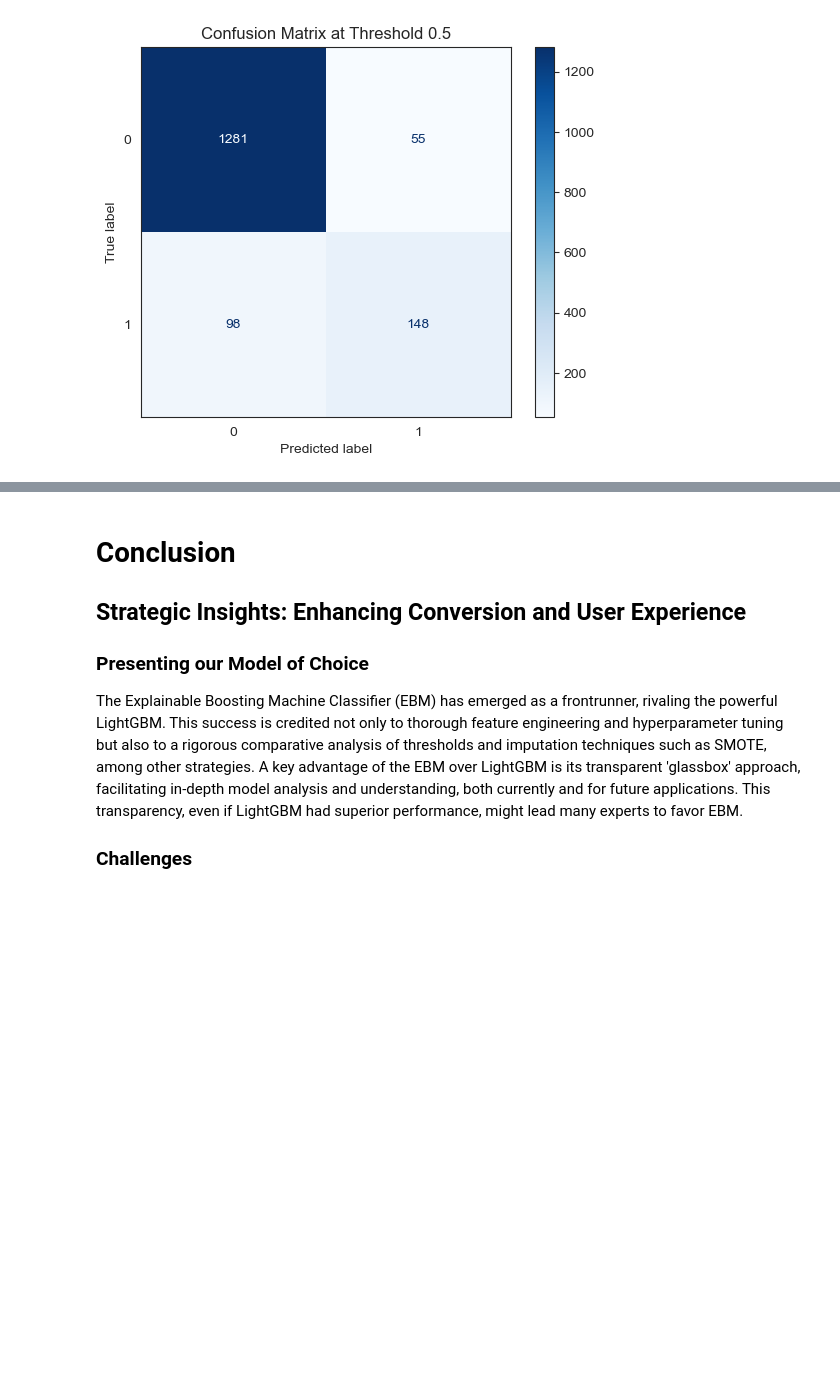
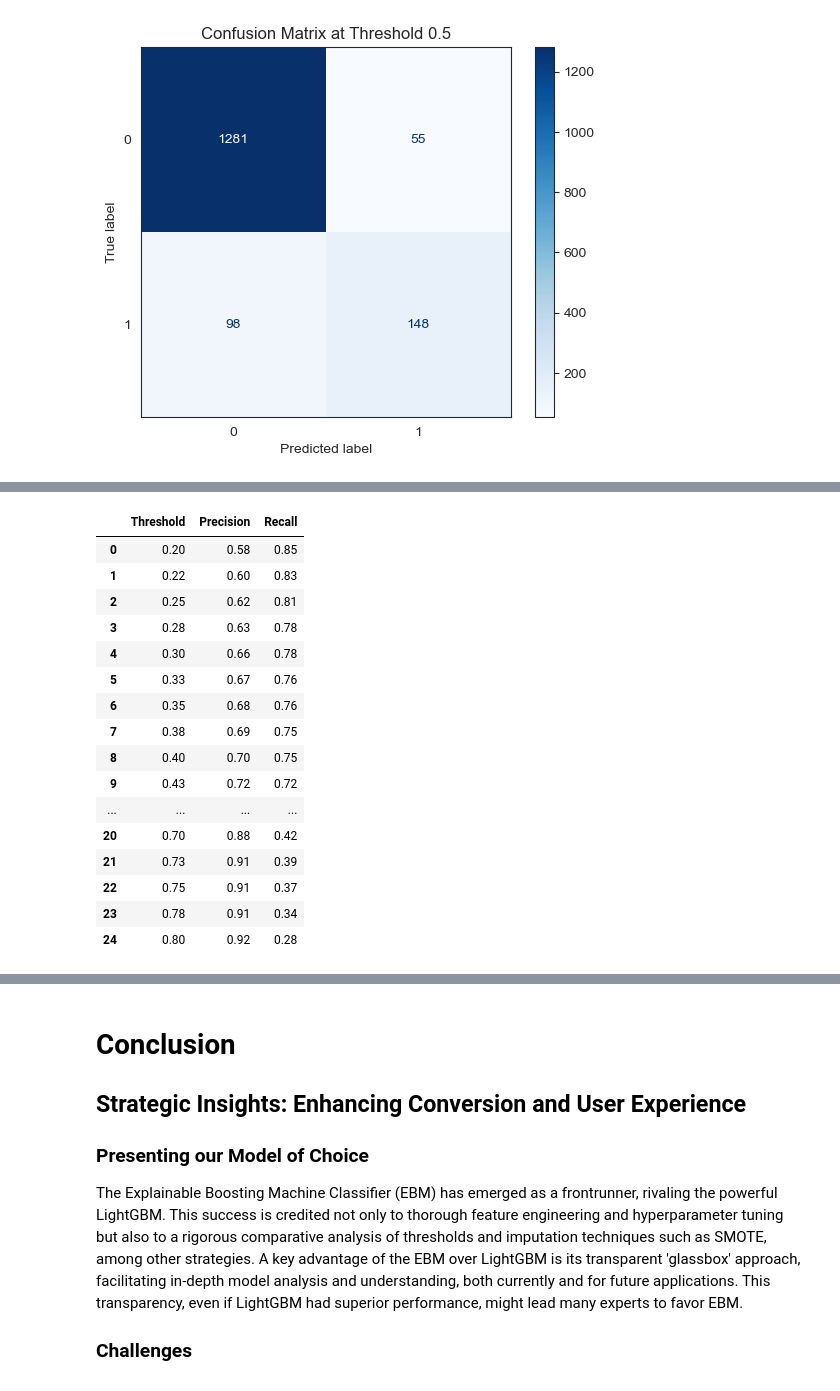
Before and after one commit to FutureGoose/ecommerce_purchase_prediction, a Jupyter notebook: gustaf_boden_ml_projekt.ipynb, the cells around one changed output, grey strips where cells are left out. Saved outputs shown, nothing was run; the diff lists cells and outputs as text; code cells hidden in the pictures; blank space fills up the shorter version.

```diff
--- a/gustaf_boden_ml_projekt.ipynb
+++ b/gustaf_boden_ml_projekt.ipynb
@@ -2209,2 +2237,22 @@ plot_confusion_matrix_with_threshold(ebm_pipe, X_test, y_test, threshold=0.5, no
+# %%
+evaluate_thresholds(lgbm_pipe, X_test, y_test)
+# %% [output]
+|  | Threshold | Precision | Recall |
+| 0 | 0.20 | 0.58 | 0.85 |
+| 1 | 0.22 | 0.60 | 0.83 |
+| 2 | 0.25 | 0.62 | 0.81 |
+| 3 | 0.28 | 0.63 | 0.78 |
+| 4 | 0.30 | 0.66 | 0.78 |
+| 5 | 0.33 | 0.67 | 0.76 |
+| 6 | 0.35 | 0.68 | 0.76 |
+| 7 | 0.38 | 0.69 | 0.75 |
+| 8 | 0.40 | 0.70 | 0.75 |
+| 9 | 0.43 | 0.72 | 0.72 |
+| ... | ... | ... | ... |
+| 20 | 0.70 | 0.88 | 0.42 |
+| 21 | 0.73 | 0.91 | 0.39 |
+| 22 | 0.75 | 0.91 | 0.37 |
+| 23 | 0.78 | 0.91 | 0.34 |
+| 24 | 0.80 | 0.92 | 0.28 |
 # %%
 # Confusion Matrix
```
Also changed, not shown: parts of 12 cells of this notebook.
